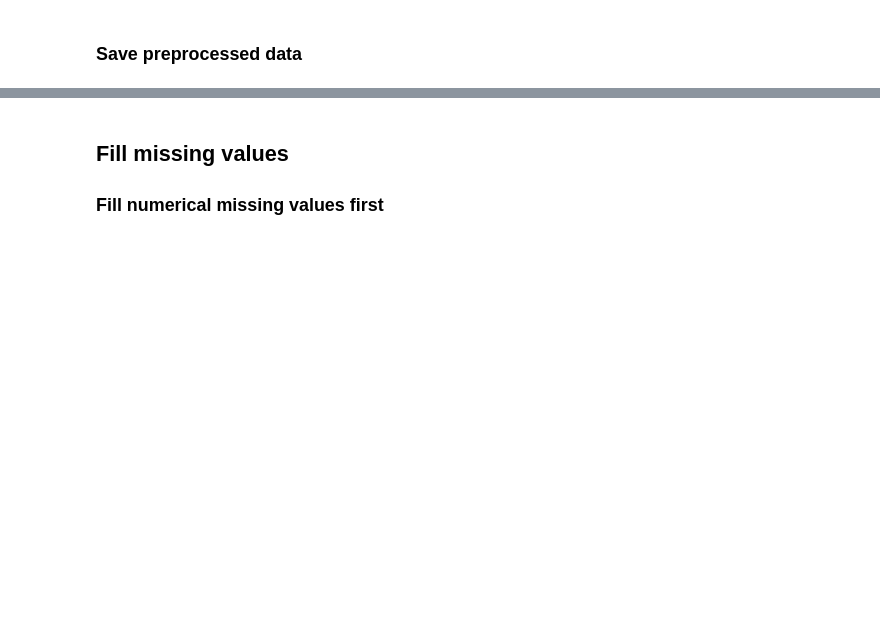
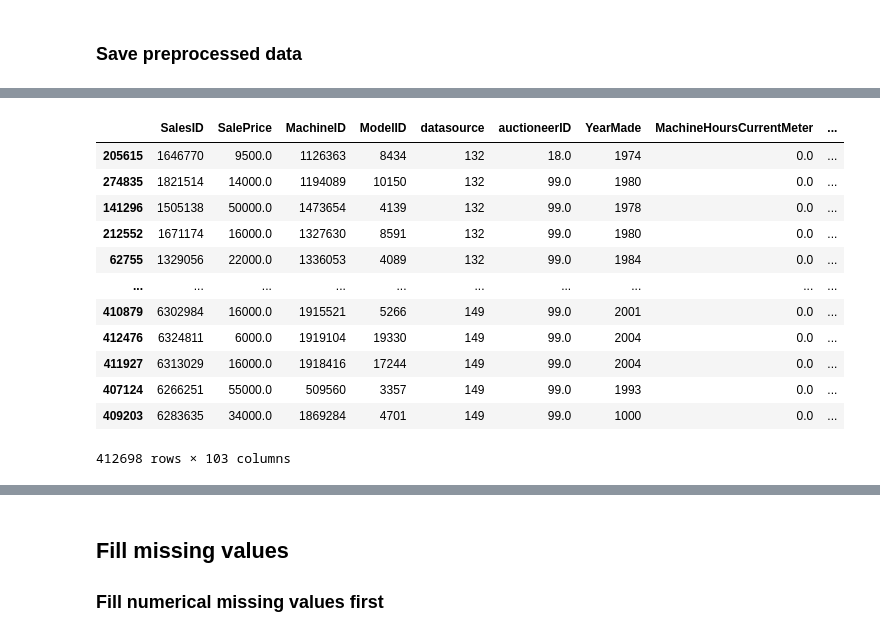
Before and after one commit to johnkdevops/zerotomastery-ml-course, a Jupyter notebook: bulldozer-price-prediction-project/end-to-end-bulldozer-price-regression.ipynb, the cells around one changed output, grey strips where cells are left out. Drawn from its saved outputs; the diff is of its cells as text; code cells hidden in the pictures; blank space fills up the shorter version.

```diff
--- a/bulldozer-price-prediction-project/end-to-end-bulldozer-price-regression.ipynb
+++ b/bulldozer-price-prediction-project/end-to-end-bulldozer-price-regression.ipynb
@@ -540,0 +505,56 @@ df_tmp.head().T
+# %%
+def preprocess_data_using_lambda(df_tmp):
+    """
+    Preprocess the input DataFrame by handling datetime features,
+    missing numeric values, and encoding categorical variables.
+
+    Parameters:
+    df (pd.DataFrame): The input DataFrame to be preprocessed.
+
+    Returns:
+    pd.DataFrame: The preprocessed DataFrame with additional features and missing value handling.
+    """
+    # Lambda for adding datetime parameters for 'saledate'
+    add_datetime_features = lambda x: (x.dt.year, x.dt.month, x.dt.day, x.dt.dayofweek, x.dt.dayofyear)
+    df_tmp["saleYear"], df_tmp["saleMonth"], df_tmp["saleDay"], df_tmp["saleDayofweek"], df_tmp["saleDayofyear"] = add_datetime_features(df_tmp.saledate)
+
+    # Drop original 'saledate'
+    df_tmp.drop("saledate", axis=1, inplace=True)
+
+    # This will turn all of the object (string) values into category values
+    df_tmp[df_tmp.select_dtypes(include='object').columns] = df_tmp.select_dtypes(include='object').apply(lambda x: x.astype('category'))
+
+    # Lambda to fill missing numeric data with the median
+    fill_numeric = lambda col: col.fillna(col.median()) if pd.isnull(col).sum() else col
+
+    # Apply preprocessing steps
+    for label, content in df_tmp.items():
+        if pd.api.types.is_numeric_dtype(content):
+            if pd.isnull(content).sum():
+                df_tmp[label + "_is_missing"] = content.isnull()
+                df_tmp[label] = fill_numeric(content)
+        else:
+            df_tmp[label + "_is_missing"] = content.isnull()
+            df_tmp[label] = pd.Categorical(content).codes + 1
+
+    # Match test dataset columns to training dataset
+    # df_test["auctioneerID_is_missing"] = False
+    # df_test.head()
+
+    return df_tmp
+# %%
+preprocess_data_using_lambda(df_tmp)
+# %% [output]
+|  | SalesID | SalePrice | MachineID | ModelID | datasource | auctioneerID | YearMade | MachineHoursCurrentMeter | ... |
+| 205615 | 1646770 | 9500.0 | 1126363 | 8434 | 132 | 18.0 | 1974 | 0.0 | ... |
+| 274835 | 1821514 | 14000.0 | 1194089 | 10150 | 132 | 99.0 | 1980 | 0.0 | ... |
+| 141296 | 1505138 | 50000.0 | 1473654 | 4139 | 132 | 99.0 | 1978 | 0.0 | ... |
+| 212552 | 1671174 | 16000.0 | 1327630 | 8591 | 132 | 99.0 | 1980 | 0.0 | ... |
+| 62755 | 1329056 | 22000.0 | 1336053 | 4089 | 132 | 99.0 | 1984 | 0.0 | ... |
+| ... | ... | ... | ... | ... | ... | ... | ... | ... | ... |
+| 410879 | 6302984 | 16000.0 | 1915521 | 5266 | 149 | 99.0 | 2001 | 0.0 | ... |
+| 412476 | 6324811 | 6000.0 | 1919104 | 19330 | 149 | 99.0 | 2004 | 0.0 | ... |
+| 411927 | 6313029 | 16000.0 | 1918416 | 17244 | 149 | 99.0 | 2004 | 0.0 | ... |
+| 407124 | 6266251 | 55000.0 | 509560 | 3357 | 149 | 99.0 | 1993 | 0.0 | ... |
+| 409203 | 6283635 | 34000.0 | 1869284 | 4701 | 149 | 99.0 | 1000 | 0.0 | ... |
+412698 rows × 103 columns
```
Also changed, not shown: parts of 96 cells of this notebook, 1 other file.
